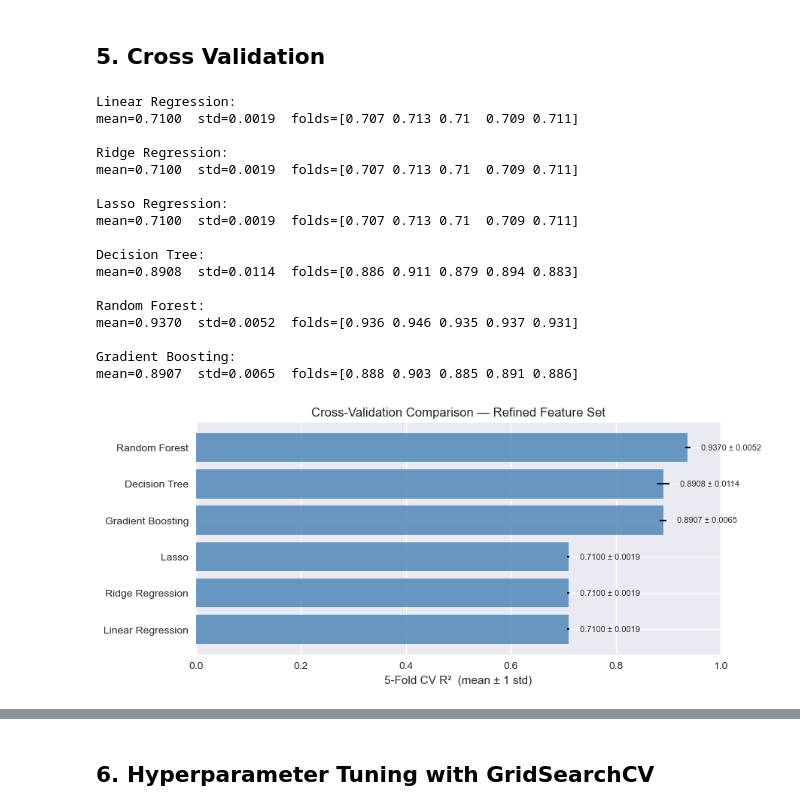
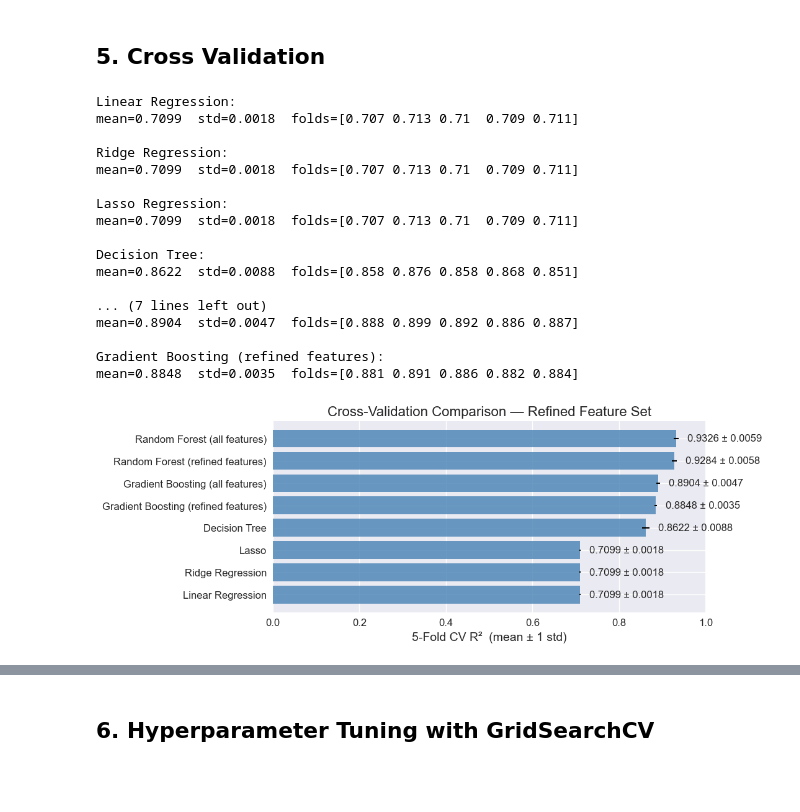
Before and after one commit to MTSU-DATA4950-Capstone-Spring2026/Team4-R2_BikeSharingDemand, a Jupyter notebook: notebooks/04_modeling.ipynb, the cells around one changed output, grey strips where cells are left out. Drawn from its saved outputs; the diff is of its cells as text; code cells hidden in the pictures; blank space fills up the shorter version.

```diff
--- a/notebooks/04_modeling.ipynb
+++ b/notebooks/04_modeling.ipynb
@@ -348,12 +348,14 @@ result_df = result_df.sort_values('Test R²', ascending=False)
 display(result_df)
 
 # barplot of r-squared for all models
-f, ax = plt.subplots(figsize=(12, 6))
+f, ax = plt.subplots(figsize=(14, 6))
 bars = ax.barh(result_df['Model'], result_df['Test R²'])
-ax.set_xlabel('R² Score')
-ax.set_title('Model Comparison (R²)')
+ax.set_xlabel('R² Score', fontsize=16)
+ax.set_title('Model Comparison (R²)', fontsize=18)
 ax.set_xlim(0, 1)
+ax.tick_params(axis='both', labelsize=14)
 plt.tight_layout()
+plt.savefig("../figures/baseline_model_comparison.png", dpi=300, bbox_inches="tight")
 plt.show()
 # %% [output]
 |  | Model | Train RMSE | Test RMSE | RMSE Δ (Test-Train) | Train R² | Test R² | R² Δ (Test-Train) |
@@ -401,20 +405,20 @@ else:
     print("none at alpha=0.01")
 
 
-# step 3: find pairs with absolute correlation > 0.85
+# step 3: find pairs with absolute correlation > 0.8
 print('\nSTEP 3: ------------------------------------')
 correlation_matrix_abs = correlation_matrix.abs()
 high_corr_pairs = []
 for i in range(len(correlation_matrix.columns)):
     for j in range (i+1, len(correlation_matrix.columns)):
-        if correlation_matrix_abs.iloc[i,j]>0.85:
+        if correlation_matrix_abs.iloc[i,j]>0.8:
             high_corr_pairs.append((correlation_matrix.columns[i], correlation_matrix.columns[j], correlation_matrix.iloc[i,j]))
 high_corr_df = pd.DataFrame(
     high_corr_pairs,
     columns=["Feature 1", "Feature 2", "Correlation"]
 )
 high_corr_df = high_corr_df.sort_values(by="Correlation", ascending=False).reset_index(drop=True)
-print("Highly correlated feature pairs (>0.85):")
+print("Highly correlated feature pairs (>0.8):")
 display(high_corr_df.sort_values(by='Feature 1'))
 
 
@@ -473,6 +472,6 @@ STEP 4: ------------------------------------
 # %%
 # features to drop
-drop_cols = ['holiday_1', 'atemp', 'workingday_0', 'yr_0']
+drop_cols = ['hr_11', 'weekday_3', 'is_evening', 'atemp', 'atemp_extreme']
 
 # drop only the columns that actually exist in this dataset
 drop_cols = [c for c in drop_cols if c in X_train_fe_unscaled.columns]
@@ -618,63 +686,88 @@ print("\nDecision Tree:")
 print(f"mean={scores.mean():.4f}  std={scores.std():.4f}  folds={np.round(scores,3)}")
 
 
-# Random Forest
+# Random Forest (all features)
+rf_cv = RandomForestRegressor(n_estimators=100, max_depth=15,
+                              random_state=4950, n_jobs=-1)
+scores = cross_val_score( rf_cv,
+                        X_train_fe_unscaled, y_train_fe_unscaled,
+                        cv=cv, scoring='r2', n_jobs=-1)
+cv_results.append({'Model': 'Random Forest (all features)', 'CV Mean R²': scores.mean().round(4), 'CV Std': scores.std().round(4)})
+print("\nRandom Forest (all features):")
+print(f"mean={scores.mean():.4f}  std={scores.std():.4f}  folds={np.round(scores,3)}")
+
+
+# Random Forest (refined features)
 rf_cv = RandomForestRegressor(n_estimators=100, max_depth=15,
                               random_state=4950, n_jobs=-1)
 scores = cross_val_score( rf_cv,
                         X_train_refined, y_train_fe_unscaled,
                         cv=cv, scoring='r2', n_jobs=-1)
-cv_results.append({'Model': 'Random Forest', 'CV Mean R²': scores.mean().round(4), 'CV Std': scores.std().round(4)})
-print("\nRandom Forest:")
+cv_results.append({'Model': 'Random Forest (refined features)', 'CV Mean R²': scores.mean().round(4), 'CV Std': scores.std().round(4)})
+print("\nRandom Forest (refined features):")
 print(f"mean={scores.mean():.4f}  std={scores.std():.4f}  folds={np.round(scores,3)}")
 
 
-# Gradient Boosting
+# Gradient Boosting (all features)
+gb_cv = GradientBoostingRegressor(n_estimators=100, max_depth=4,
+                                  learning_rate=0.1, random_state=4950)
+scores = cross_val_score( gb_cv,
+                        X_train_fe_unscaled, y_train_fe_unscaled,
+                        cv=cv, scoring='r2', n_jobs=-1)
+cv_results.append({'Model': 'Gradient Boosting (all features)', 'CV Mean R²': scores.mean().round(4), 'CV Std': scores.std().round(4)})
+print("\nGradient Boosting (all features):")
+print(f"mean={scores.mean():.4f}  std={scores.std():.4f}  folds={np.round(scores,3)}\n")
+
+
+# Gradient Boosting (refined features)
 gb_cv = GradientBoostingRegressor(n_estimators=100, max_depth=4,
                                   learning_rate=0.1, random_state=4950)
 scores = cross_val_score( gb_cv,
                         X_train_refined, y_train_fe_unscaled,
                         cv=cv, scoring='r2', n_jobs=-1)
-cv_results.append({'Model': 'Gradient Boosting', 'CV Mean R²': scores.mean().round(4), 'CV Std': scores.std().round(4)})
-print("\nGradient Boosting:")
+cv_results.append({'Model': 'Gradient Boosting (refined features)', 'CV Mean R²': scores.mean().round(4), 'CV Std': scores.std().round(4)})
+print("Gradient Boosting (refined features):")
 print(f"mean={scores.mean():.4f}  std={scores.std():.4f}  folds={np.round(scores,3)}\n")
 
 
 # visualise CV mean ± 1 std
 cv_df = pd.DataFrame(cv_results).sort_values('CV Mean R²', ascending=True)
 # display(cv_df)
 fig, ax = plt.subplots(figsize=(9, 4))
 ax.barh(cv_df['Model'], cv_df['CV Mean R²'],
         xerr=cv_df['CV Std'], color='steelblue', alpha=0.8,
         error_kw=dict(ecolor='black', capsize=5, lw=1.5))
-ax.set_xlabel('5-Fold CV R²  (mean ± 1 std)')
-ax.set_title('Cross-Validation Comparison — Refined Feature Set')
+ax.set_xlabel('5-Fold CV R²  (mean ± 1 std)', fontsize=14)
+ax.set_title('Cross-Validation Comparison — Refined Feature Set', fontsize=16)
 ax.set_xlim(0, 1.0)
 for i, row in cv_df.iterrows():
     ax.text(row['CV Mean R²'] + row['CV Std'] + 0.02,
             list(cv_df.index).index(i),
             f"{row['CV Mean R²']:.4f} ± {row['CV Std']:.4f}",
-            va='center', fontsize=8)
+            va='center', fontsize=12)
+# Increase tick label font sizes
+ax.tick_params(axis='both', labelsize=12)
+plt.savefig("../figures/cv_comparison.png", dpi=300, bbox_inches="tight")
 plt.show()
 # %% [output]
 Linear Regression:
-mean=0.7100  std=0.0019  folds=[0.707 0.713 0.71  0.709 0.711]
+mean=0.7099  std=0.0018  folds=[0.707 0.713 0.71  0.709 0.711]
 
 Ridge Regression:
-mean=0.7100  std=0.0019  folds=[0.707 0.713 0.71  0.709 0.711]
+mean=0.7099  std=0.0018  folds=[0.707 0.713 0.71  0.709 0.711]
 
 Lasso Regression:
-mean=0.7100  std=0.0019  folds=[0.707 0.713 0.71  0.709 0.711]
+mean=0.7099  std=0.0018  folds=[0.707 0.713 0.71  0.709 0.711]
 
 Decision Tree:
-mean=0.8908  std=0.0114  folds=[0.886 0.911 0.879 0.894 0.883]
+mean=0.8622  std=0.0088  folds=[0.858 0.876 0.858 0.868 0.851]
 
-Random Forest:
-mean=0.9370  std=0.0052  folds=[0.936 0.946 0.935 0.937 0.931]
+... (7 lines left out)
+mean=0.8904  std=0.0047  folds=[0.888 0.899 0.892 0.886 0.887]
 
-Gradient Boosting:
-mean=0.8907  std=0.0065  folds=[0.888 0.903 0.885 0.891 0.886]
+Gradient Boosting (refined features):
+mean=0.8848  std=0.0035  folds=[0.881 0.891 0.886 0.882 0.884]
-[figure, old version]
+[figure, new version]
 # %% [markdown]
 ### Observations
 
```
Also changed, not shown: parts of 42 cells of this notebook, 17 other files.
